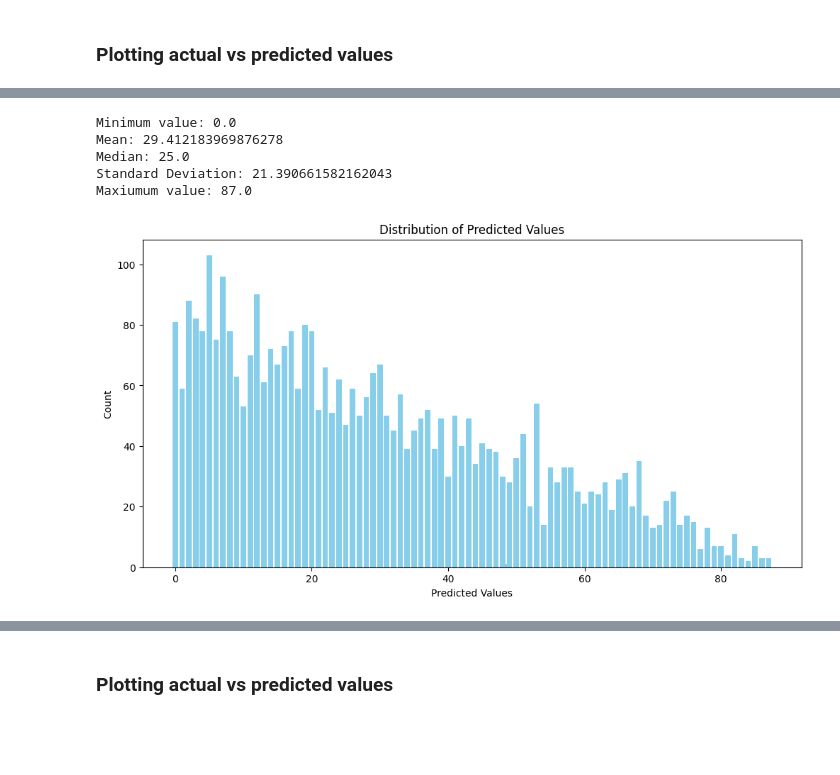
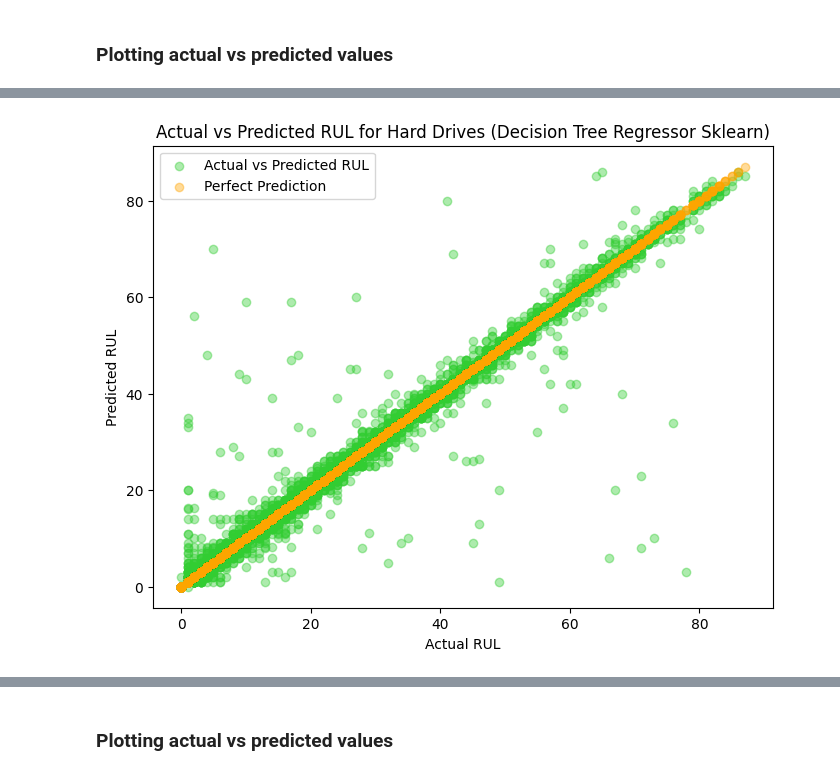
Before and after one commit to baari-ali/hard-drive-predictive-maintenance, a Jupyter notebook: src/sklearn_dt_and_rf.ipynb, the cells around one changed output, grey strips where cells are left out. Saved outputs shown, nothing was run; the diff lists cells and outputs as text; code cells hidden in the pictures; blank space fills up the shorter version.

```diff
--- a/src/sklearn_dt_and_rf.ipynb
+++ b/src/sklearn_dt_and_rf.ipynb
@@ -119,30 +238,0 @@ plt.show()
-# %%
-print(f'Minimum value: {min(y_pred_dtr)}')
-print(f'Mean: {np.mean(y_pred_dtr)}')
-print(f'Median: {np.median(y_pred_dtr)}')
-print(f'Standard Deviation: {np.std(y_pred_dtr)}')
-print(f'Maxiumum value: {max(y_pred_dtr)}')
-# %% [output]
-Minimum value: 0.0
-Mean: 29.412183969876278
-Median: 25.0
-Standard Deviation: 21.390661582162043
-Maxiumum value: 87.0
-# %%
-counter = Counter(y_pred_dtr)
-sorted_counts = sorted(counter.items(), key=lambda x: x[0])  # Sort the items by value in ascending order
-values = []
-counts = []
-
-for value, count in sorted_counts:
-    values.append(value)
-    counts.append(count)
-
-plt.figure(figsize=(12, 6))
-plt.bar(values, counts, color='skyblue')
-plt.xlabel('Predicted Values')
-plt.ylabel('Count')
-plt.title('Distribution of Predicted Values')
-plt.show()
-# %% [output]
-[figure, removed]
@@ -160,0 +239,4 @@ def plot_histograms(y_test, y_pred):
+# %%
+plot_actual_vs_predicted(y_test, y_pred_dtr, title='Actual vs Predicted RUL for Hard Drives (Decision Tree Regressor Sklearn)')
+# %% [output]
+[figure, added]
```
Also changed, not shown: parts of 43 cells of this notebook.
